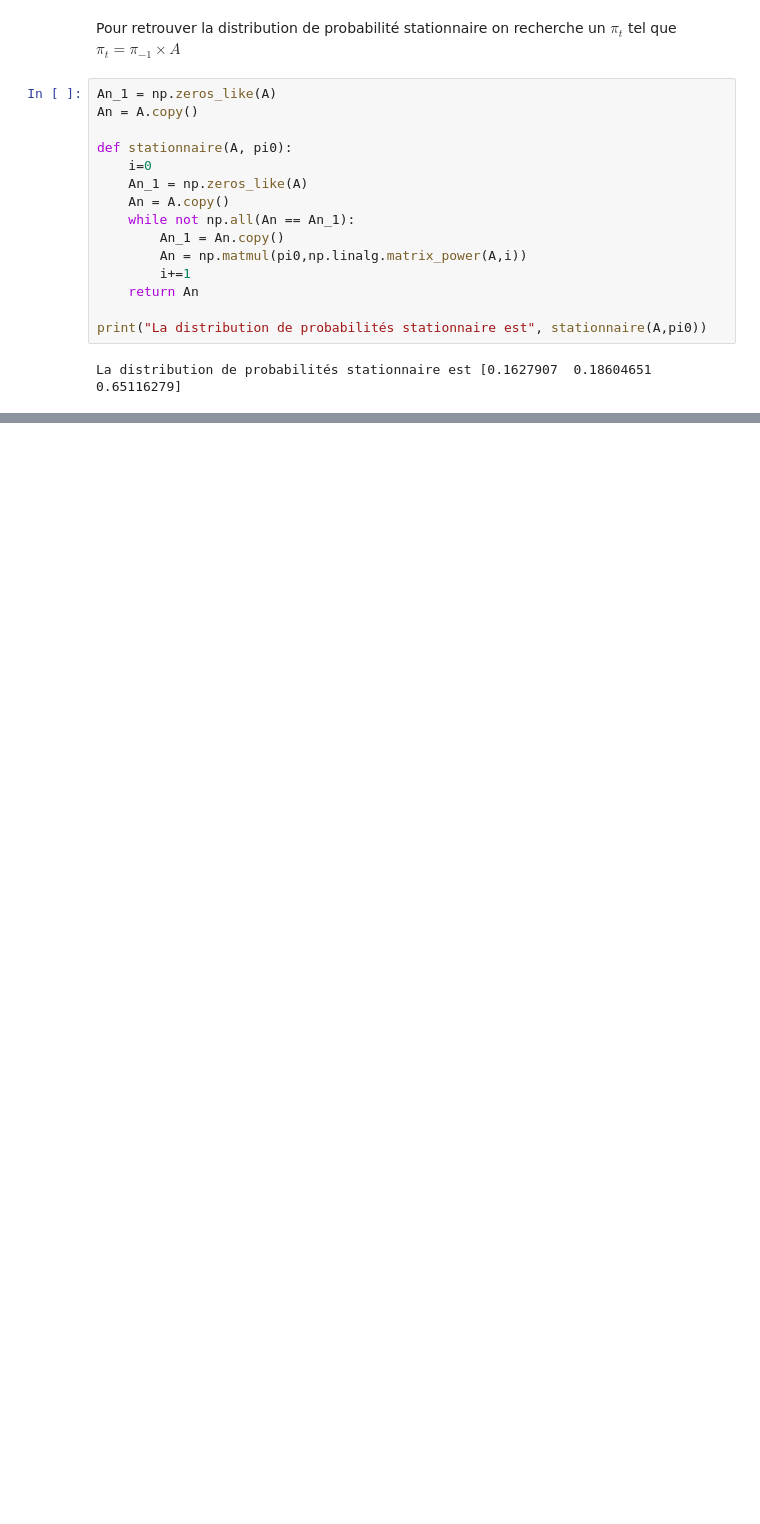
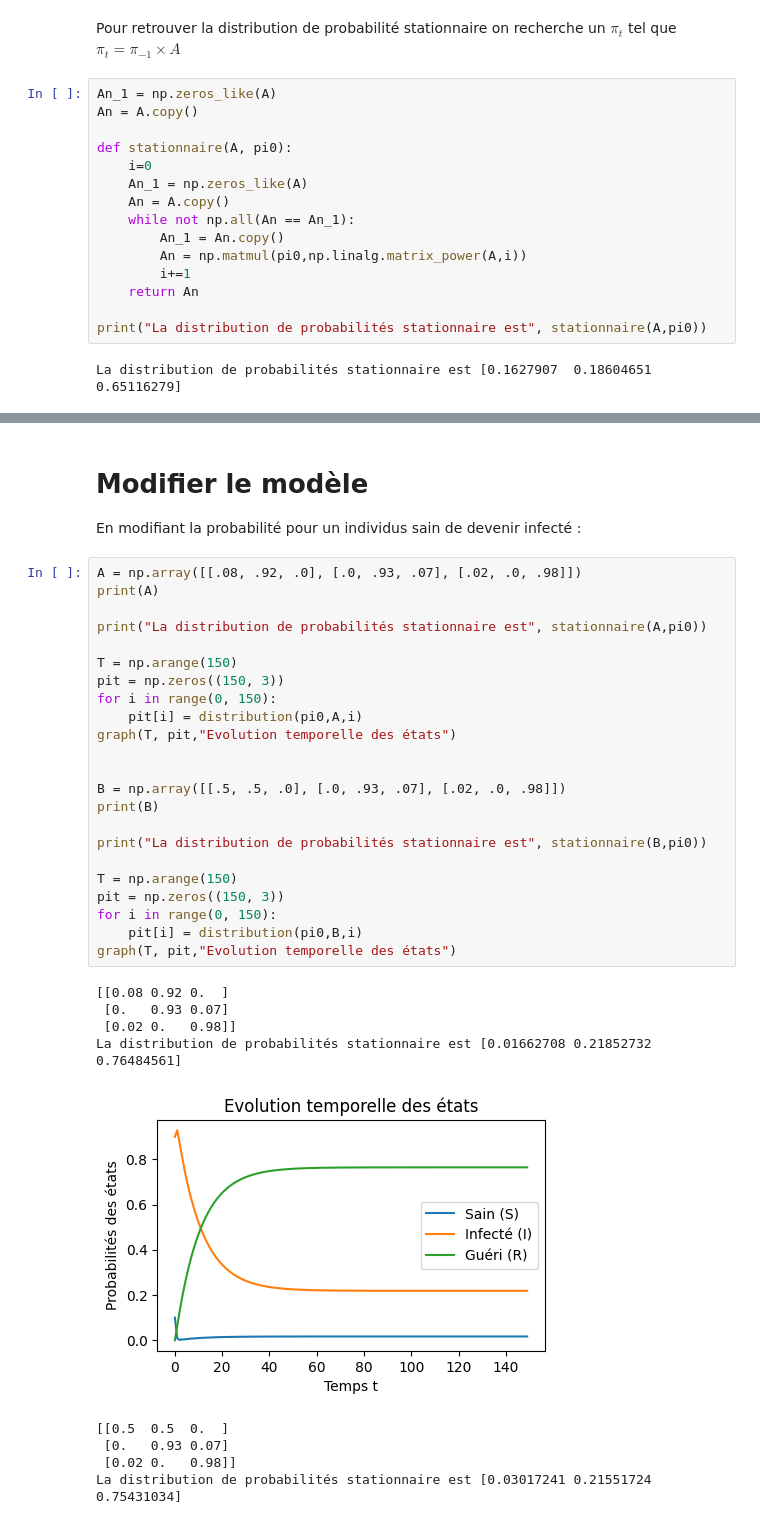
Before and after one commit to yokyann/epidemiologie, a Jupyter notebook: projet.ipynb, the cells around one changed output, grey strips where cells are left out. Saved outputs shown, nothing was run; the diff lists cells and outputs as text; blank space fills up the shorter version.

```diff
--- a/projet.ipynb
+++ b/projet.ipynb
@@ -745,0 +791,37 @@ print(nbR(seq5000))
+# %% [markdown]
+# Modifier le modèle
+
+En modifiant la probabilité pour un individus sain de devenir infecté :
+# %%
+A = np.array([[.08, .92, .0], [.0, .93, .07], [.02, .0, .98]])
+print(A)
+
+print("La distribution de probabilités stationnaire est", stationnaire(A,pi0))
+
+T = np.arange(150)
+pit = np.zeros((150, 3))
+for i in range(0, 150):
+    pit[i] = distribution(pi0,A,i)
+graph(T, pit,"Evolution temporelle des états")
+
+
+B = np.array([[.5, .5, .0], [.0, .93, .07], [.02, .0, .98]])
+print(B)
+
+print("La distribution de probabilités stationnaire est", stationnaire(B,pi0))
+
+T = np.arange(150)
+pit = np.zeros((150, 3))
+for i in range(0, 150):
+    pit[i] = distribution(pi0,B,i)
+graph(T, pit,"Evolution temporelle des états")
+# %% [output]
+[[0.08 0.92 0.  ]
+ [0.   0.93 0.07]
+ [0.02 0.   0.98]]
+La distribution de probabilités stationnaire est [0.01662708 0.21852732 0.76484561]
+[figure, added]
+[[0.5  0.5  0.  ]
+ [0.   0.93 0.07]
+ [0.02 0.   0.98]]
+La distribution de probabilités stationnaire est [0.03017241 0.21551724 0.75431034]
```
Also changed, not shown: parts of 27 cells of this notebook.
